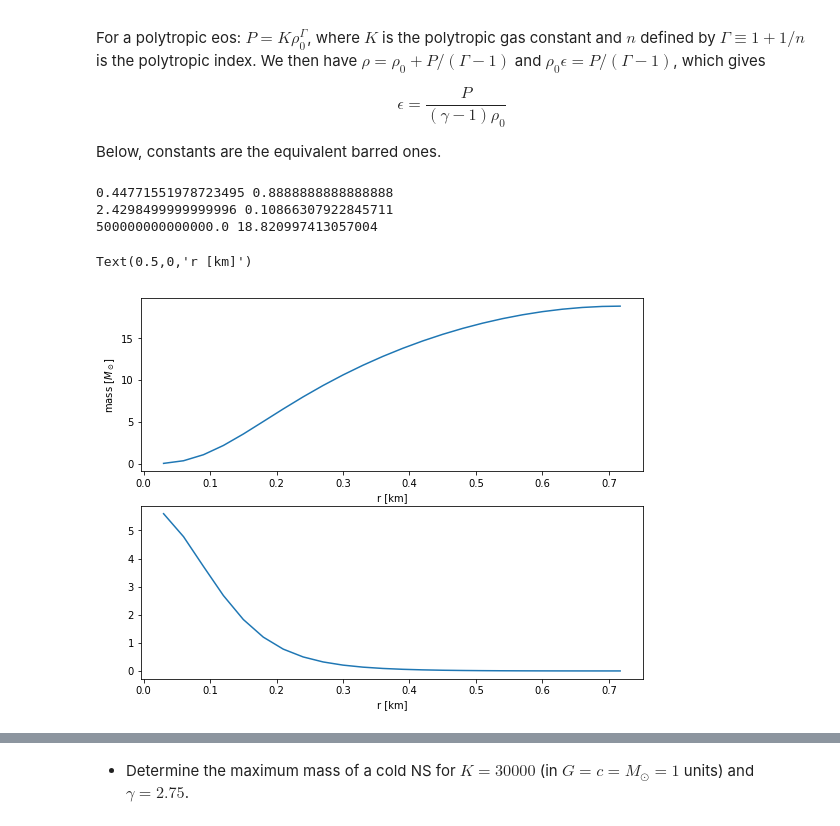
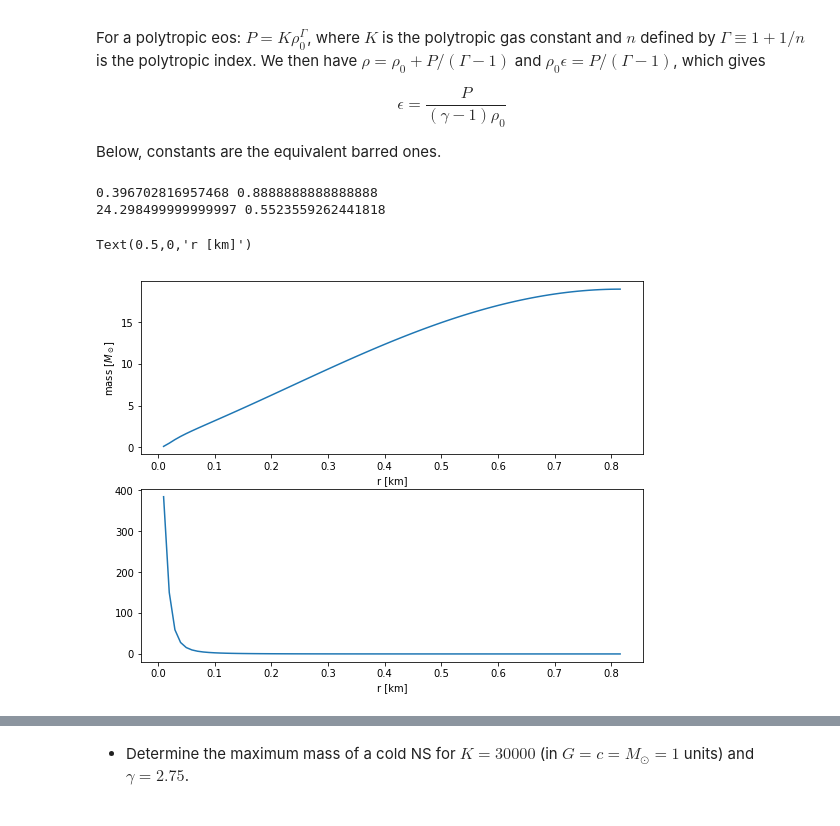
Before and after one commit to halvarsu/PHY905-Numerical-Relativity, a Jupyter notebook: project1/TOV_solver.ipynb, the cells around one changed output, grey strips where cells are left out. Cells and saved outputs as stored; diff of their text form; code cells hidden in the pictures.

```diff
--- a/project1/TOV_solver.ipynb
+++ b/project1/TOV_solver.ipynb
@@ -56,8 +56,7 @@ def f(r, y):
         print(3, dPhidr)
     return [dmdr, dPdr, dPhidr]
 # %%
-def solve_star(rhoc_geom = 8.1e-4, verbose = False):
-    rhoc = rhoc_geom * K**n
+def solve_star(rhoc = 0.420, verbose = False):
     Pc = rhoc ** gamma
 
     rho0 = rhoc - Pc/(gamma - 1)
@@ -67,7 +66,7 @@ def solve_star(rhoc_geom = 8.1e-4, verbose = False):
     y0 = [0, Pc, 0]
     solver.set_initial_value(y0, 0)
 
-    rmax_km = 60 # km
+    rmax_km = 20 # km
     rmax = rmax_km * 1e5 * 6.7706e-6
     Nr = 2000
     dr =  rmax / Nr
@@ -96,42 +95,41 @@ def solve_star(rhoc_geom = 8.1e-4, verbose = False):
     values = np.array(values)
     return solver, values, r_values
 # %%
-n = 1 # 4/7
+n = 1# 4/7
 gamma = 1+1/n
 verbose = False
 
 
 K = 30000 # 1.98183e-6 # corresponds to K = 30000 in cgs
 
-rho_cgs = 5e13 # g / cm^3
-# rhobar = 0.420
-# rho_cgs = rhobar * K
+rho_cgs = 5e14 # g / cm^3
 
 density_factor = 1.6199e-18   # cgs to geometrized units
 rho_geom = rho_cgs * density_factor # geometrized units G = c = M_sun
+rhoc_bar = rho_geom * K**n
+
+solver, values, r_values = solve_star(rhoc_bar)
+
+rho_bar = rho_geom * K ** n
+R = r_values[-1]
+M = values.T[0][-1]
+print(2*M/R, 8/9)
+print(rho_bar, R)
 
 
-solver, values, r_values = solve_star(rho_geom)
+mass = values.T[0] * K**(n/2)
 
-print(2*values.T[0][-1]/r_values[-1], 8/9)
-
-rho_bar = rho_geom * K ** n
-print(rho_bar, values.T[0][-1])
-
-mass = values.T[0] * K**(n/2)
-print(rho, mass[-1])
-
-r_km = np.array(r_values)/ (1e5 * 6.7706e-6)
+length_factor = 6.7706e-6
+r_km = np.array(r_values)/ (1e5 * length_factor)
 fig,[ax1,ax2] = plt.subplots(2,1, figsize = [9,7])
 
 ax1.plot(r_km, mass)
 ax1.set_xlabel('r [km]')
 ax1.set_ylabel('mass [$M_\odot$]')
 ax2.plot(r_km, values.T[1])
 ax2.set_xlabel('r [km]')
 # %% [output]
-0.44771551978723495 0.8888888888888888
-2.4298499999999996 0.10866307922845711
-500000000000000.0 18.820997413057004
+0.396702816957468 0.8888888888888888
+24.298499999999997 0.5523559262441818
 Text(0.5,0,'r [km]')
-[figure, old version]
+[figure, new version]
```
Also changed, not shown: parts of 1 cell of this notebook.
